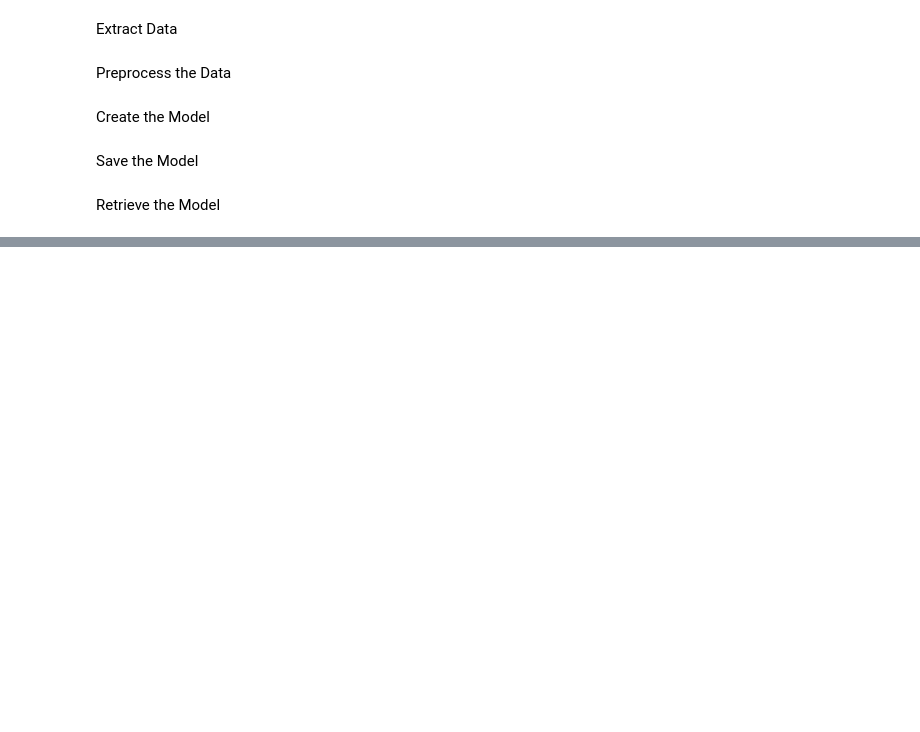
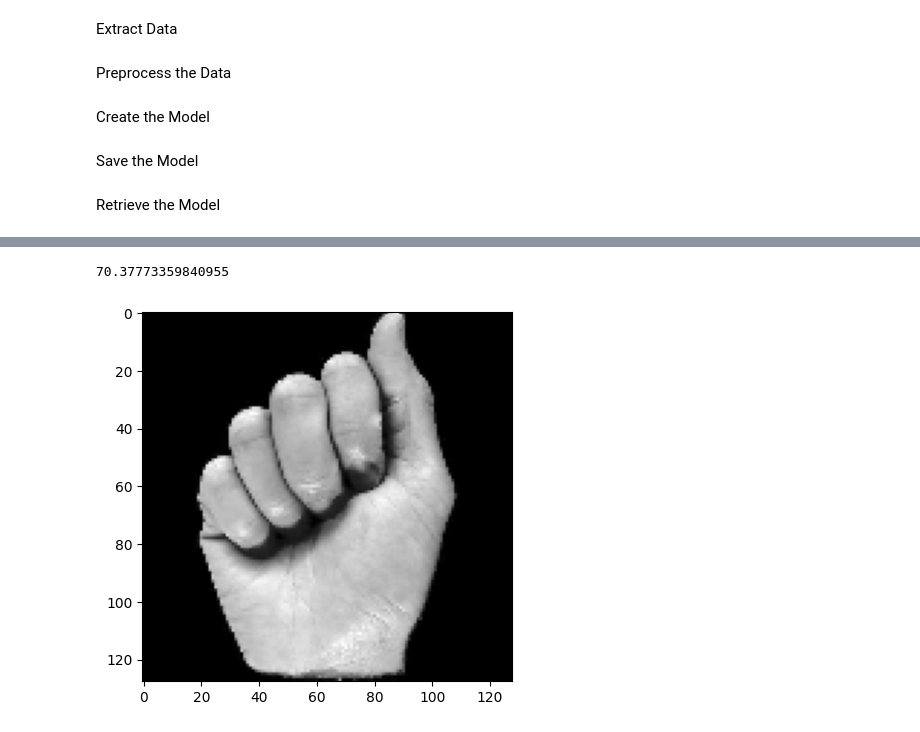
Before and after one commit to aaryangpatel/ASL-CNN, a Jupyter notebook: ASLModel.ipynb, the cells around one changed output, grey strips where cells are left out. Drawn from its saved outputs; the diff is of its cells as text; code cells hidden in the pictures; blank space fills up the shorter version.

Commit message:
Fixed one hot encoding and added accuracy function

```diff
--- a/ASLModel.ipynb
+++ b/ASLModel.ipynb
@@ -91,0 +122,28 @@ with open('ASL_trained_model.pkl', 'rb') as model:
+# %%
+def accuracy():
+    cnt = 0
+    num_images = len(x_test)
+
+    for i in range(num_images):
+        img = x_test[i]
+        true_label = np.argmax(y_test[i])
+
+        prediction = CNN.predict(img)
+        predicted_label = np.argmax(prediction)
+
+        if predicted_label == true_label:
+            cnt += 1
+
+    return (cnt / num_images) * 100
+
+print(accuracy())
+# %% [output]
+70.37773359840955
+# %%
+image = cv2.imread('/Users/aaryanpatel/Documents/ComputerScience/CSC590MachineLearning/ASL-CNN/asl_dataset/a/hand1_a_bot_seg_5_cropped.jpeg', cv2.IMREAD_GRAYSCALE)
+image = cv2.resize(image, (128, 128))
+
+plt.imshow(image, cmap='gray')
+plt.show()
+# %% [output]
+[figure, added]
```
Also changed, not shown: parts of 9 cells of this notebook.
